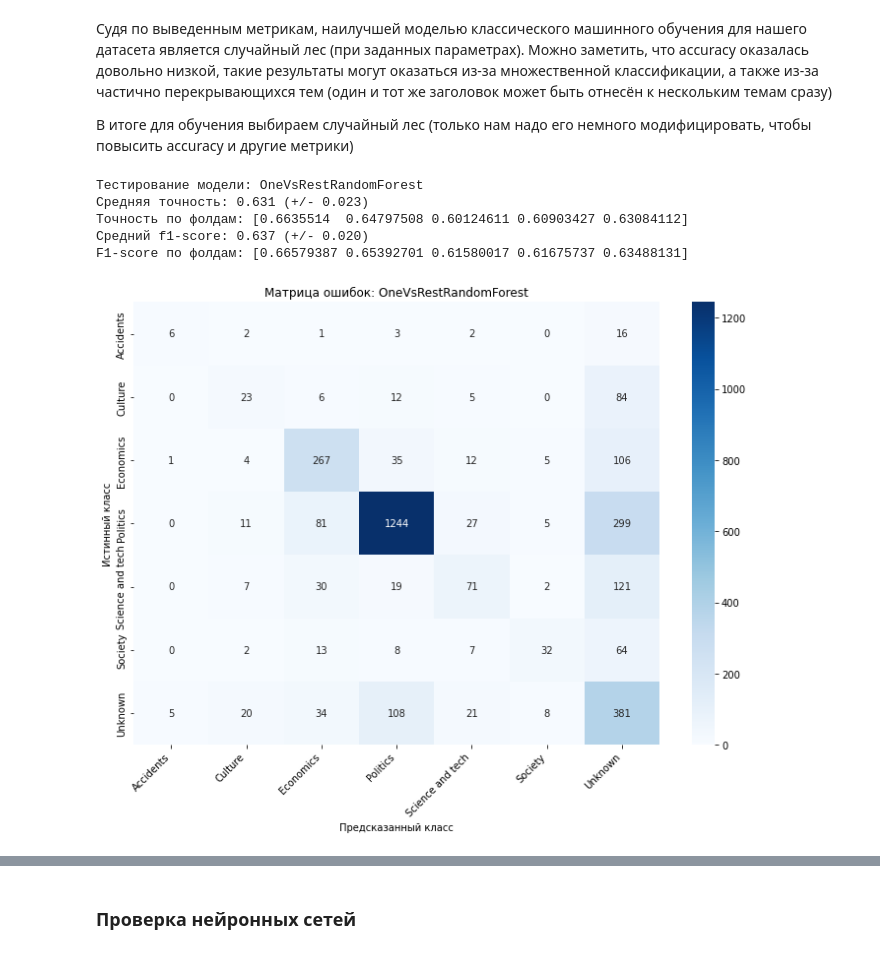
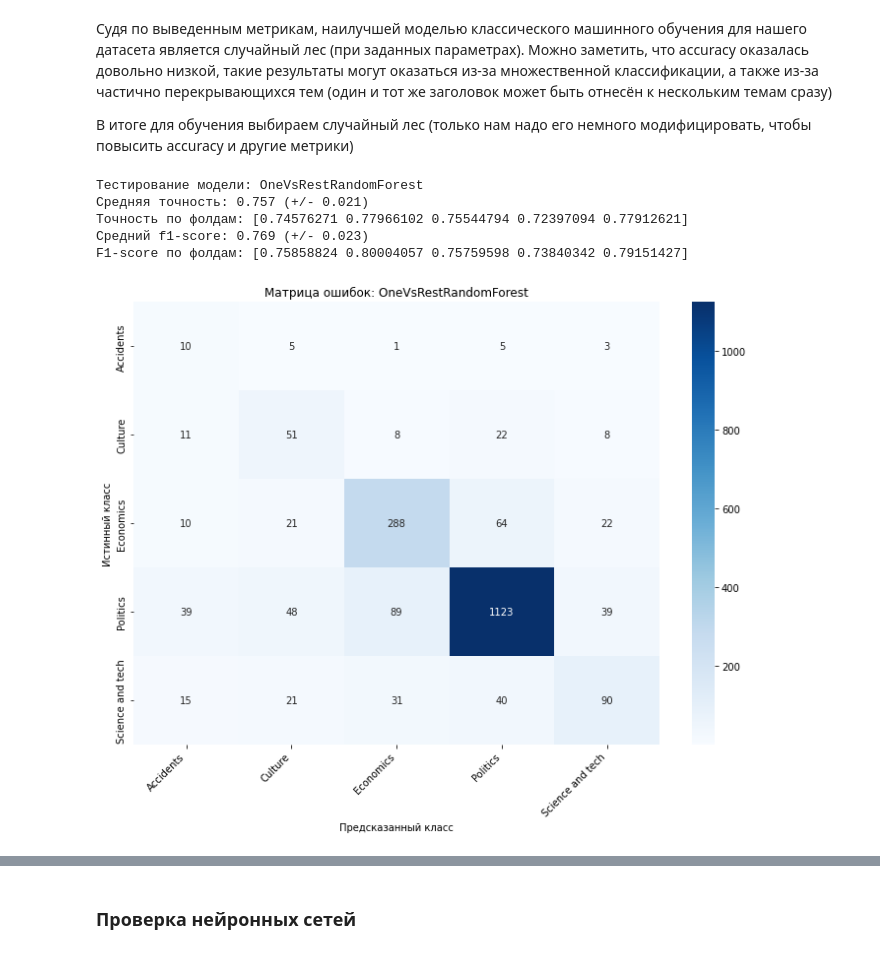
Before and after one commit to PaKicek/News-Classifier, a Jupyter notebook: model.ipynb, the cells around one changed output, grey strips where cells are left out. Saved outputs shown, nothing was run; the diff lists cells and outputs as text; code cells hidden in the pictures.

```diff
--- a/model.ipynb
+++ b/model.ipynb
@@ -43,8 +44,8 @@ data_dir = Path("data")
 file_name = "all_news_2025-12-23.csv"
 file_path = data_dir / file_name
 df = pd.read_csv(file_path, parse_dates=['Publication Date'])
-topics_to_hide = ['Sport', 'Health', 'Travels and tourism', 'Weather']
-df.loc[df['Topic'].isin(topics_to_hide), 'Topic'] = 'Unknown'
+topics_to_hide = ['Sport', 'Health', 'Travels and tourism', 'Weather', 'Society', 'Unknown']
+df = df[~df['Topic'].isin(topics_to_hide) & (df['Website'] != 'RT')].drop(columns=['Link', 'Picture Link', 'Author'])
 topic_dummies = pd.get_dummies(df['Topic'], prefix='Topic', dtype=int)
 df = pd.concat([df, topic_dummies], axis=1)
 display(df)
@@ -298,13 +282,6 @@ def preprocess_text(text):
     text = text.lower()
     text = re.sub(r'https?://\S+|www\.\S+', '', text)
     text = re.sub(r'\S+@\S+', '', text)
-
-    special_tokens = {}
-    def save_special(match):
-        token = f'<SPECIAL_{len(special_tokens)}>'
-        special_tokens[token] = match.group(0)
-        return token
-
     text = re.sub(r'[^a-zа-яё\s\-]', ' ', text)
     text = re.sub(r'(\w+)-(\w+)', r'\1 \2', text)
     text = re.sub(r'\s+', ' ', text).strip()
@@ -352,11 +329,12 @@ try:
     nltk.download('stopwords', quiet=True)
     russian_stopwords = set(stopwords.words('russian'))
     english_stopwords = set(stopwords.words('english'))
-    all_stopwords = russian_stopwords.union(english_stopwords)
+    other_stopwords = set(['the', 'and', 'a', 'an', 'in', 'on', 'at', 'to', 'for', 'of', 'with', 'by'])
+    all_stopwords = russian_stopwords.union(english_stopwords).union(other_stopwords)
 except:
     all_stopwords = set(['the', 'and', 'a', 'an', 'in', 'on', 'at', 'to', 'for', 'of', 'with', 'by'])
 
-df_all = df.copy()
+df_all = df.copy().drop(columns=['Website', 'Publication Date'])
 df_train = df_all.copy()
 
 X_text = df_train['Title'].fillna('').astype(str).values
@@ -591,24 +569,22 @@ F1-score по фолдам: [0.44351054 0.48166313 0.45108745 0.46383548 0.43844
 # %%
 rf_params = {
     'n_estimators': 300,
-    'max_depth': None,
     'min_samples_split': 5,
     'min_samples_leaf': 2,
-    'max_features': 'sqrt',
     'class_weight': 'balanced_subsample',
     'n_jobs': -1,
     'random_state': 42
 }
 
 ovr_model = OneVsRestClassifier(RandomForestClassifier(**rf_params))
 train_model(model_name='OneVsRestRandomForest', model=ovr_model)
 # %% [output]
 Тестирование модели: OneVsRestRandomForest
-Средняя точность: 0.631 (+/- 0.023)
-Точность по фолдам: [0.6635514  0.64797508 0.60124611 0.60903427 0.63084112]
-Средний f1-score: 0.637 (+/- 0.020)
-F1-score по фолдам: [0.66579387 0.65392701 0.61580017 0.61675737 0.63488131]
+Средняя точность: 0.757 (+/- 0.021)
+Точность по фолдам: [0.74576271 0.77966102 0.75544794 0.72397094 0.77912621]
+Средний f1-score: 0.769 (+/- 0.023)
+F1-score по фолдам: [0.75858824 0.80004057 0.75759598 0.73840342 0.79151427]
-[figure, old version]
+[figure, new version]
 # %%
 def plot_ovr_feature_importances(model, vectorizer, label_encoder, top_n=10):
     feature_names = vectorizer.get_feature_names_out()
```
Also changed, not shown: parts of 13 cells of this notebook.
